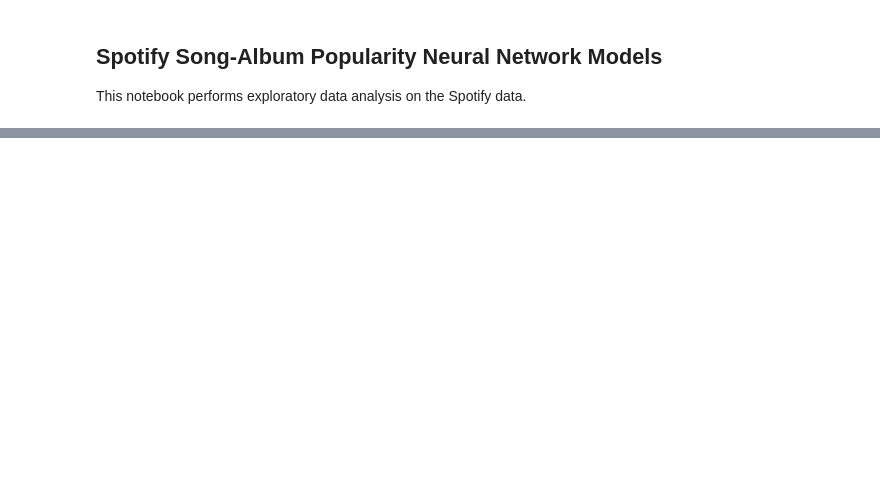
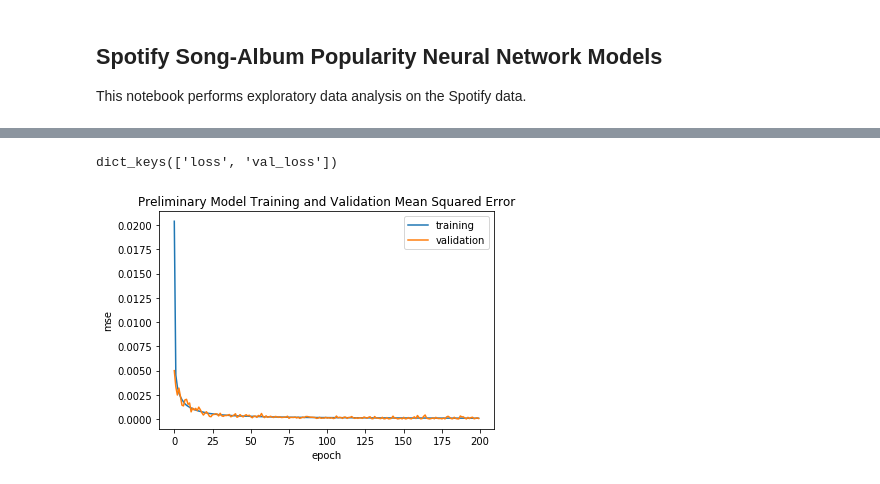
Before and after one commit to jluby/cs109_spotify, a Jupyter notebook: neural.ipynb, the cells around one changed output, grey strips where cells are left out. Cells and saved outputs as stored; diff of their text form; code cells hidden in the pictures; blank space fills up the shorter version.

```diff
--- a/neural.ipynb
+++ b/neural.ipynb
@@ -38,0 +38,5 @@ import tensorflow as tf
+# %%
+# Import the data
+full_data = pd.read_csv('data/final_spotify_data.csv')
+train = pd.read_csv('data/training.csv')
+test = pd.read_csv('data/testing.csv')
@@ -38,0 +63,19 @@ import tensorflow as tf
+# %%
+# Build the preliminary model
+prelim_model = tf.keras.models.Sequential(name="preliminary")
+
+# Input Layer
+prelim_model.add(tf.keras.layers.Flatten(input_shape=(15,)))
+
+# Hidden Layers
+prelim_model.add(tf.keras.layers.Dense(100, kernel_initializer='normal', activation='relu'))
+prelim_model.add(tf.keras.layers.Dense(100, kernel_initializer='normal', activation='relu'))
+prelim_model.add(tf.keras.layers.Dense(100, kernel_initializer='normal', activation='relu'))
+
+# Output Layer
+prelim_model.add(tf.keras.layers.Dense(1, kernel_initializer='normal', activation='linear'))
+# %%
+# Compile the model
+prelim_model.compile(loss='mean_squared_error',
+                     optimzer='adam')
+prelim_model.summary()
@@ -38,0 +101,18 @@ import tensorflow as tf
+# %%
+# Fit the model
+prelim_history = prelim_model.fit(X_train, y_train, validation_split=0.2, epochs=200, batch_size=500, verbose=0)
+# %%
+prelim_history.history.keys()
+# %% [output]
+dict_keys(['loss', 'val_loss'])
+# %%
+# Plot training and validation accuracy
+plt.plot(prelim_history.history['loss'], label='training')
+plt.plot(prelim_history.history['val_loss'], label='validation')
+plt.title('Preliminary Model Training and Validation Mean Squared Error')
+plt.xlabel('epoch')
+plt.ylabel('mse')
+plt.legend()
+plt.show()
+# %% [output]
+[figure, added]
```
Also changed, not shown: parts of 19 cells of this notebook, 3 other files.
